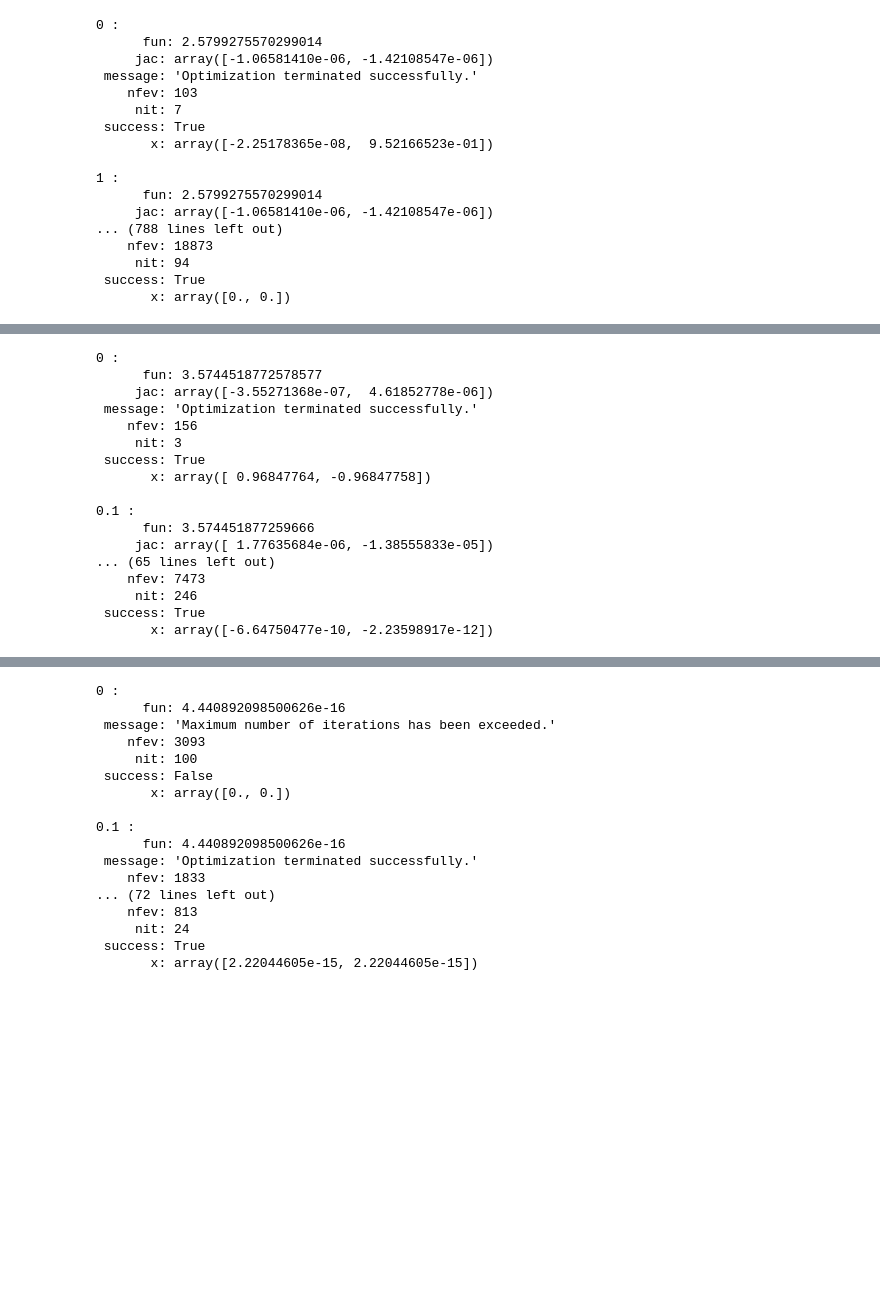
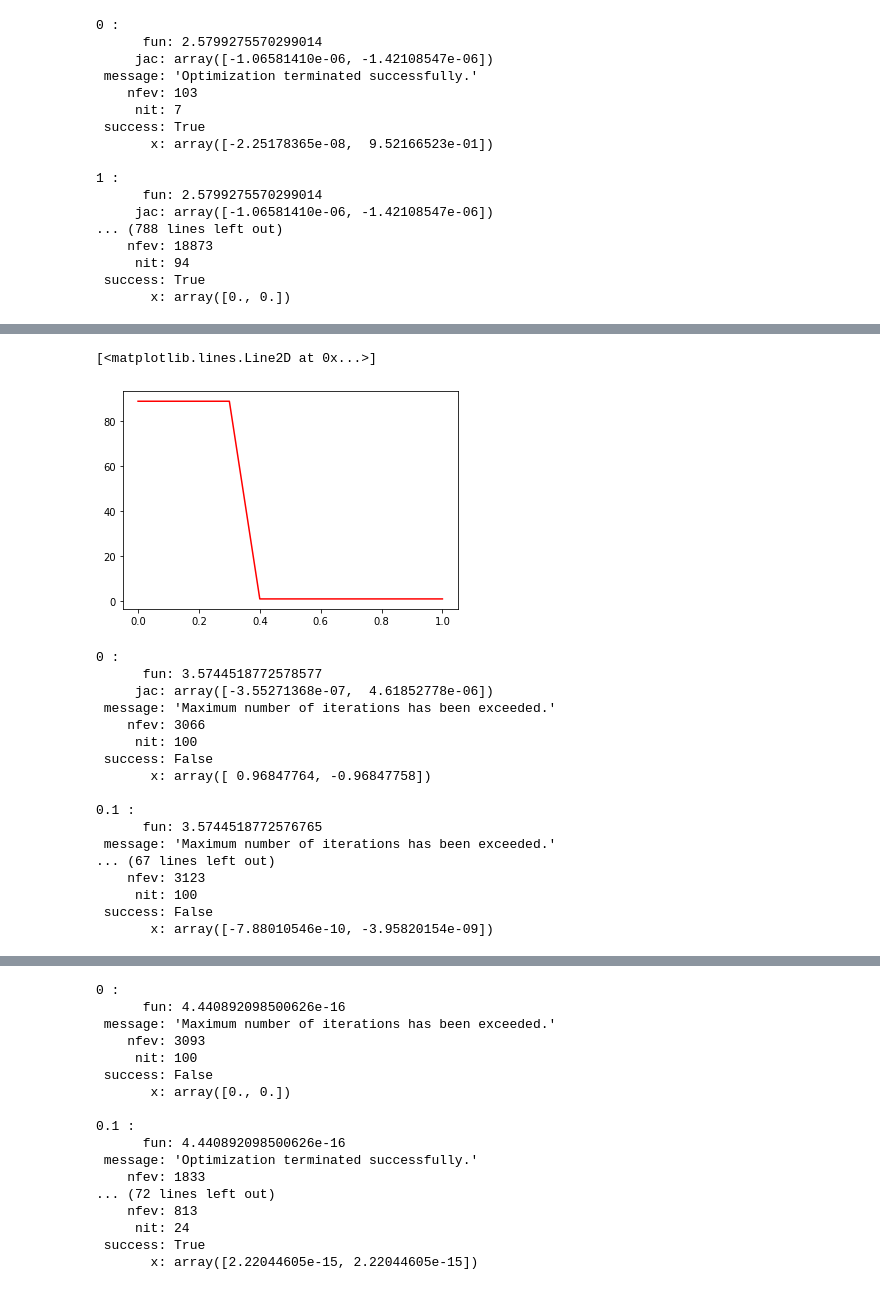
Before and after one commit to Sveta-27/netology_math, a Jupyter notebook: hw6.ipynb, the cells around one changed output, grey strips where cells are left out. Saved outputs shown, nothing was run; the diff lists cells and outputs as text; code cells hidden in the pictures; blank space fills up the shorter version.

```diff
--- a/hw6.ipynb
+++ b/hw6.ipynb
@@ -144,8 +199,18 @@ for i in a:
      nit: 1
  success: True
        x: array([2.35521933e-08, 9.52166524e-01])
+# %%
+# видим что при отрицательных значениях алгоритм вообще не находит минимум, также как и при положительных больше примерно 0.3
+
+fig, ax = plt.subplots()
+ax.plot(x, y, color = 'r')
+# %% [output]
+[<matplotlib.lines.Line2D at 0x...>]
+[figure, added]
 # %%
 a = [0, 0.1, 0.2, 0.3, 0.4, 0.5, 1, 1.2, 1.5, 1.9]
+x=[]
+y=[]
 for i in a:
     result = differential_evolution(ackley,
                                     bounds,
@@ -156,21 +221,27 @@ for i in a:
                                     tol= 0,
                                     mutation= i)
     print(i,':','\n', result, '\n',)
+    if result.success:
+        x.append(i)
+        y.append(result.nit)
+    else:
+        x.append(i)
+        y.append(np.inf)
 # %% [output]
 0 :
       fun: 3.5744518772578577
      jac: array([-3.55271368e-07,  4.61852778e-06])
- message: 'Optimization terminated successfully.'
-    nfev: 156
-     nit: 3
- success: True
+ message: 'Maximum number of iterations has been exceeded.'
+    nfev: 3066
+     nit: 100
+ success: False
        x: array([ 0.96847764, -0.96847758])
 
 0.1 :
-      fun: 3.574451877259666
-     jac: array([ 1.77635684e-06, -1.38555833e-05])
-... (65 lines left out)
-    nfev: 7473
-     nit: 246
- success: True
-       x: array([-6.64750477e-10, -2.23598917e-12])
+      fun: 3.5744518772576765
+ message: 'Maximum number of iterations has been exceeded.'
+... (67 lines left out)
+    nfev: 3123
+     nit: 100
+ success: False
+       x: array([-7.88010546e-10, -3.95820154e-09])
```
Also changed, not shown: parts of 13 cells of this notebook.
